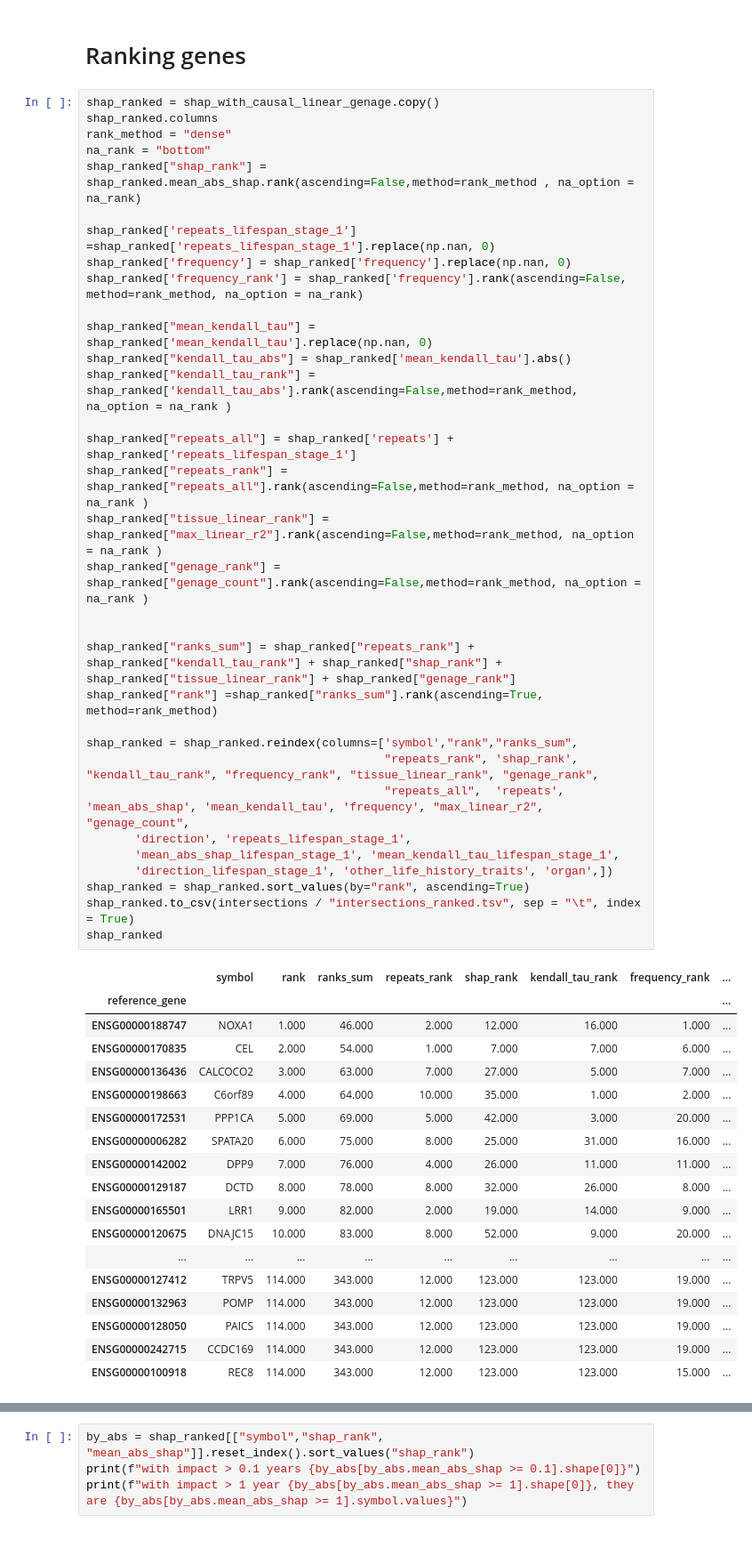
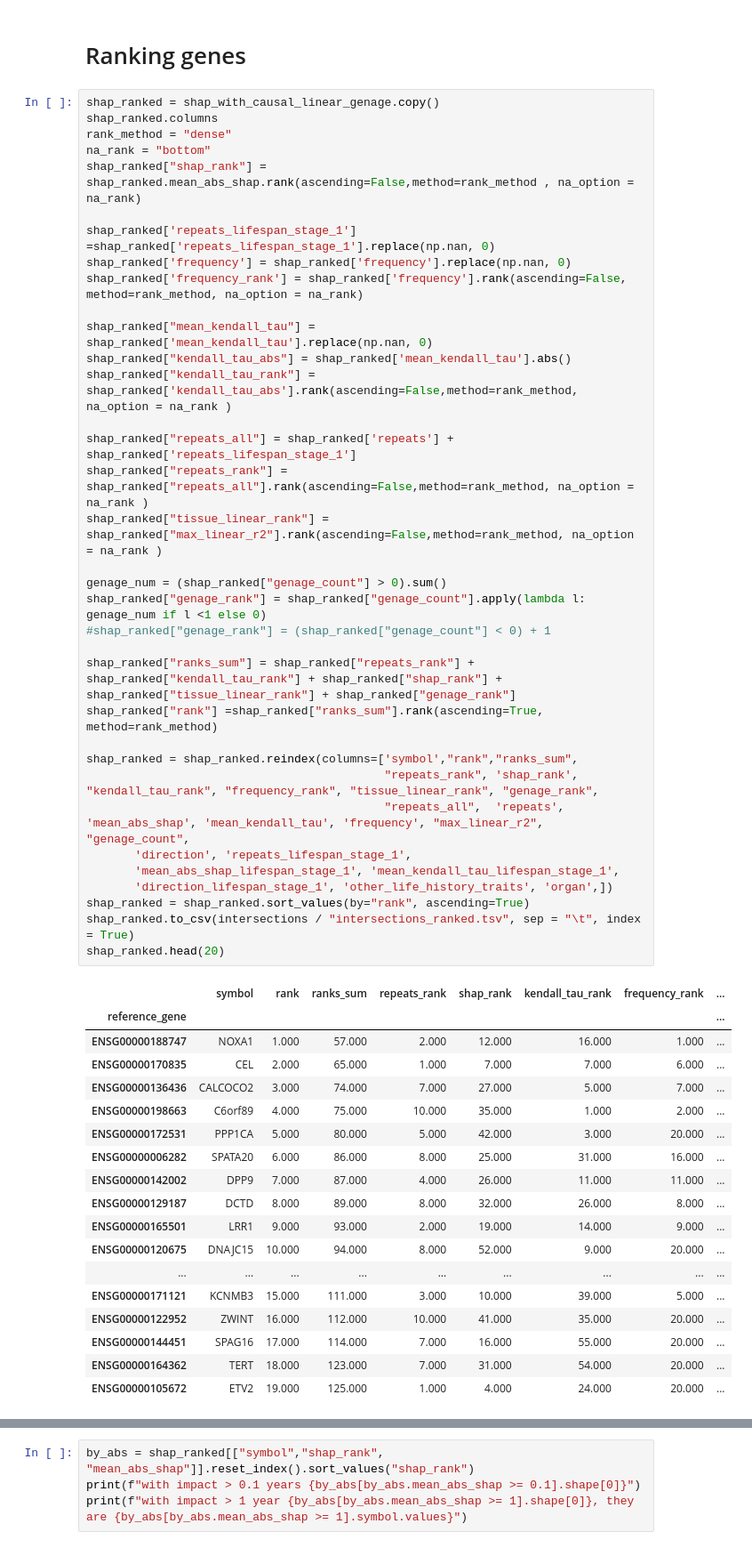
Before and after one commit to antonkulaga/yspecies, a Jupyter notebook: notebooks/results_intersections.ipynb, the cells around one changed output, grey strips where cells are left out. Shown at 89% size. Saved outputs shown, nothing was run; the diff lists cells and outputs as text.

```diff
--- a/notebooks/results_intersections.ipynb
+++ b/notebooks/results_intersections.ipynb
@@ -427,48 +429,50 @@ rank_method = "dense"
 na_rank = "bottom"
 shap_ranked["shap_rank"] = shap_ranked.mean_abs_shap.rank(ascending=False,method=rank_method , na_option = na_rank)
 
 shap_ranked['repeats_lifespan_stage_1'] =shap_ranked['repeats_lifespan_stage_1'].replace(np.nan, 0)
 shap_ranked['frequency'] = shap_ranked['frequency'].replace(np.nan, 0)
 shap_ranked['frequency_rank'] = shap_ranked['frequency'].rank(ascending=False, method=rank_method, na_option = na_rank)
 
 shap_ranked["mean_kendall_tau"] = shap_ranked['mean_kendall_tau'].replace(np.nan, 0)
 shap_ranked["kendall_tau_abs"] = shap_ranked['mean_kendall_tau'].abs()
 shap_ranked["kendall_tau_rank"] = shap_ranked['kendall_tau_abs'].rank(ascending=False,method=rank_method,  na_option = na_rank )
 
 shap_ranked["repeats_all"] = shap_ranked['repeats'] + shap_ranked['repeats_lifespan_stage_1']
 shap_ranked["repeats_rank"] = shap_ranked["repeats_all"].rank(ascending=False,method=rank_method, na_option = na_rank )
 shap_ranked["tissue_linear_rank"] = shap_ranked["max_linear_r2"].rank(ascending=False,method=rank_method, na_option = na_rank )
-shap_ranked["genage_rank"] = shap_ranked["genage_count"].rank(ascending=False,method=rank_method, na_option = na_rank )
 
+genage_num = (shap_ranked["genage_count"] > 0).sum()
+shap_ranked["genage_rank"] = shap_ranked["genage_count"].apply(lambda l: genage_num if l <1 else 0)
+#shap_ranked["genage_rank"] = (shap_ranked["genage_count"] < 0) + 1
 
 shap_ranked["ranks_sum"] = shap_ranked["repeats_rank"] + shap_ranked["kendall_tau_rank"] + shap_ranked["shap_rank"] + shap_ranked["tissue_linear_rank"] + shap_ranked["genage_rank"]
 shap_ranked["rank"] =shap_ranked["ranks_sum"].rank(ascending=True, method=rank_method)
 
 shap_ranked = shap_ranked.reindex(columns=['symbol',"rank","ranks_sum",
                                            "repeats_rank", 'shap_rank', "kendall_tau_rank", "frequency_rank", "tissue_linear_rank", "genage_rank",
                                            "repeats_all",  'repeats',  'mean_abs_shap', 'mean_kendall_tau', 'frequency', "max_linear_r2", "genage_count",
        'direction', 'repeats_lifespan_stage_1',
        'mean_abs_shap_lifespan_stage_1', 'mean_kendall_tau_lifespan_stage_1',
        'direction_lifespan_stage_1', 'other_life_history_traits', 'organ',])
 shap_ranked = shap_ranked.sort_values(by="rank", ascending=True)
 shap_ranked.to_csv(intersections / "intersections_ranked.tsv", sep = "\t", index = True)
-shap_ranked
+shap_ranked.head(20)
 # %% [output]
 |  | symbol | rank | ranks_sum | repeats_rank | shap_rank | kendall_tau_rank | frequency_rank | ... |
 | reference_gene |  |  |  |  |  |  |  | ... |
-| ENSG00000188747 | NOXA1 | 1.000 | 46.000 | 2.000 | 12.000 | 16.000 | 1.000 | ... |
-| ENSG00000170835 | CEL | 2.000 | 54.000 | 1.000 | 7.000 | 7.000 | 6.000 | ... |
-| ENSG00000136436 | CALCOCO2 | 3.000 | 63.000 | 7.000 | 27.000 | 5.000 | 7.000 | ... |
-| ENSG00000198663 | C6orf89 | 4.000 | 64.000 | 10.000 | 35.000 | 1.000 | 2.000 | ... |
-| ENSG00000172531 | PPP1CA | 5.000 | 69.000 | 5.000 | 42.000 | 3.000 | 20.000 | ... |
-| ENSG00000006282 | SPATA20 | 6.000 | 75.000 | 8.000 | 25.000 | 31.000 | 16.000 | ... |
-| ENSG00000142002 | DPP9 | 7.000 | 76.000 | 4.000 | 26.000 | 11.000 | 11.000 | ... |
-| ENSG00000129187 | DCTD | 8.000 | 78.000 | 8.000 | 32.000 | 26.000 | 8.000 | ... |
-| ENSG00000165501 | LRR1 | 9.000 | 82.000 | 2.000 | 19.000 | 14.000 | 9.000 | ... |
-| ENSG00000120675 | DNAJC15 | 10.000 | 83.000 | 8.000 | 52.000 | 9.000 | 20.000 | ... |
+| ENSG00000188747 | NOXA1 | 1.000 | 57.000 | 2.000 | 12.000 | 16.000 | 1.000 | ... |
+| ENSG00000170835 | CEL | 2.000 | 65.000 | 1.000 | 7.000 | 7.000 | 6.000 | ... |
+| ENSG00000136436 | CALCOCO2 | 3.000 | 74.000 | 7.000 | 27.000 | 5.000 | 7.000 | ... |
+| ENSG00000198663 | C6orf89 | 4.000 | 75.000 | 10.000 | 35.000 | 1.000 | 2.000 | ... |
+| ENSG00000172531 | PPP1CA | 5.000 | 80.000 | 5.000 | 42.000 | 3.000 | 20.000 | ... |
+| ENSG00000006282 | SPATA20 | 6.000 | 86.000 | 8.000 | 25.000 | 31.000 | 16.000 | ... |
+| ENSG00000142002 | DPP9 | 7.000 | 87.000 | 4.000 | 26.000 | 11.000 | 11.000 | ... |
+| ENSG00000129187 | DCTD | 8.000 | 89.000 | 8.000 | 32.000 | 26.000 | 8.000 | ... |
+| ENSG00000165501 | LRR1 | 9.000 | 93.000 | 2.000 | 19.000 | 14.000 | 9.000 | ... |
+| ENSG00000120675 | DNAJC15 | 10.000 | 94.000 | 8.000 | 52.000 | 9.000 | 20.000 | ... |
 | ... | ... | ... | ... | ... | ... | ... | ... | ... |
-| ENSG00000127412 | TRPV5 | 114.000 | 343.000 | 12.000 | 123.000 | 123.000 | 19.000 | ... |
-| ENSG00000132963 | POMP | 114.000 | 343.000 | 12.000 | 123.000 | 123.000 | 19.000 | ... |
-| ENSG00000128050 | PAICS | 114.000 | 343.000 | 12.000 | 123.000 | 123.000 | 19.000 | ... |
-| ENSG00000242715 | CCDC169 | 114.000 | 343.000 | 12.000 | 123.000 | 123.000 | 19.000 | ... |
-| ENSG00000100918 | REC8 | 114.000 | 343.000 | 12.000 | 123.000 | 123.000 | 15.000 | ... |
+| ENSG00000171121 | KCNMB3 | 15.000 | 111.000 | 3.000 | 10.000 | 39.000 | 5.000 | ... |
+| ENSG00000122952 | ZWINT | 16.000 | 112.000 | 10.000 | 41.000 | 35.000 | 20.000 | ... |
+| ENSG00000144451 | SPAG16 | 17.000 | 114.000 | 7.000 | 16.000 | 55.000 | 20.000 | ... |
+| ENSG00000164362 | TERT | 18.000 | 123.000 | 7.000 | 31.000 | 54.000 | 20.000 | ... |
+| ENSG00000105672 | ETV2 | 19.000 | 125.000 | 1.000 | 4.000 | 24.000 | 20.000 | ... |
```
Also changed, not shown: parts of 13 cells of this notebook, 5 other files.
